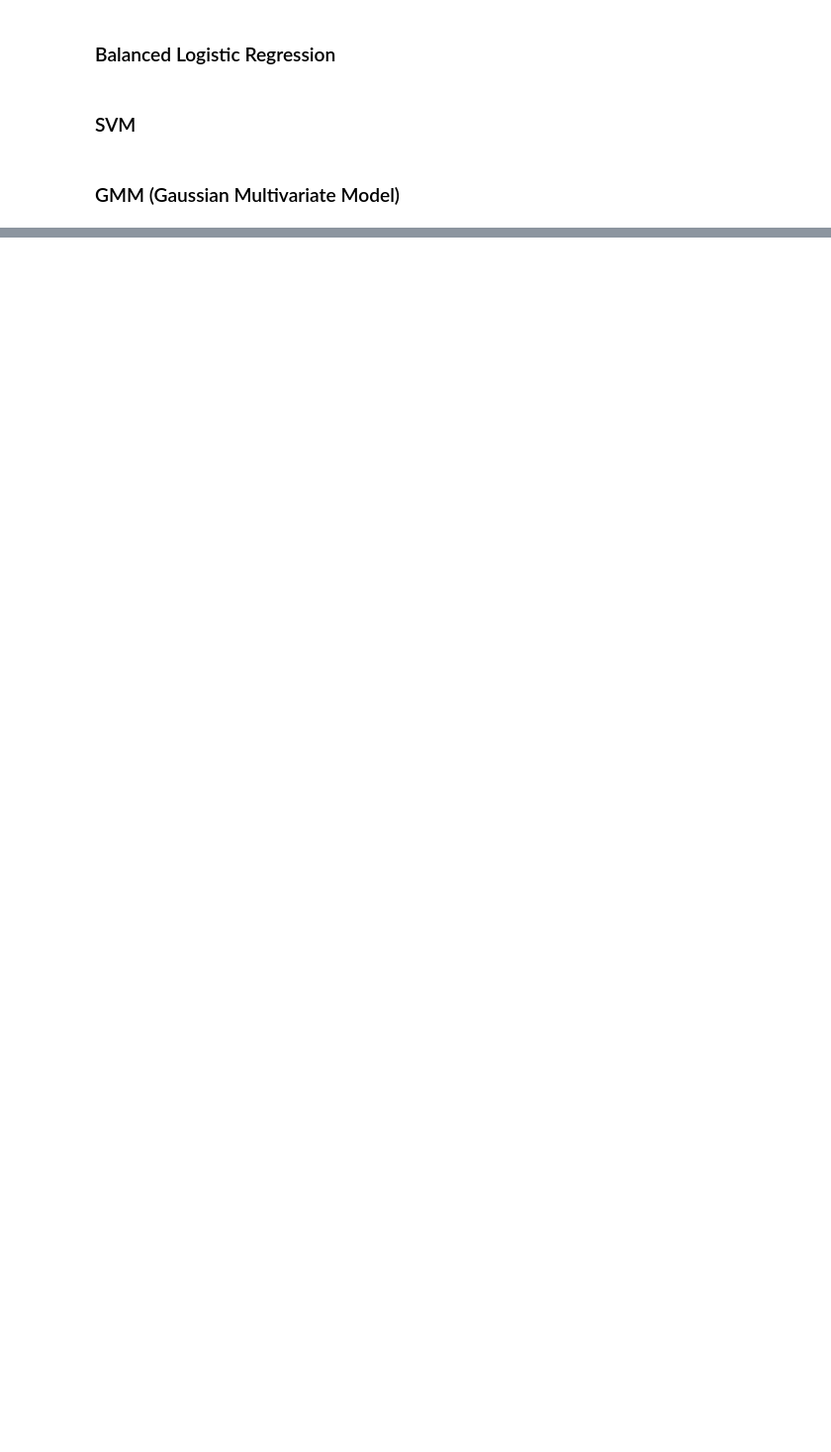
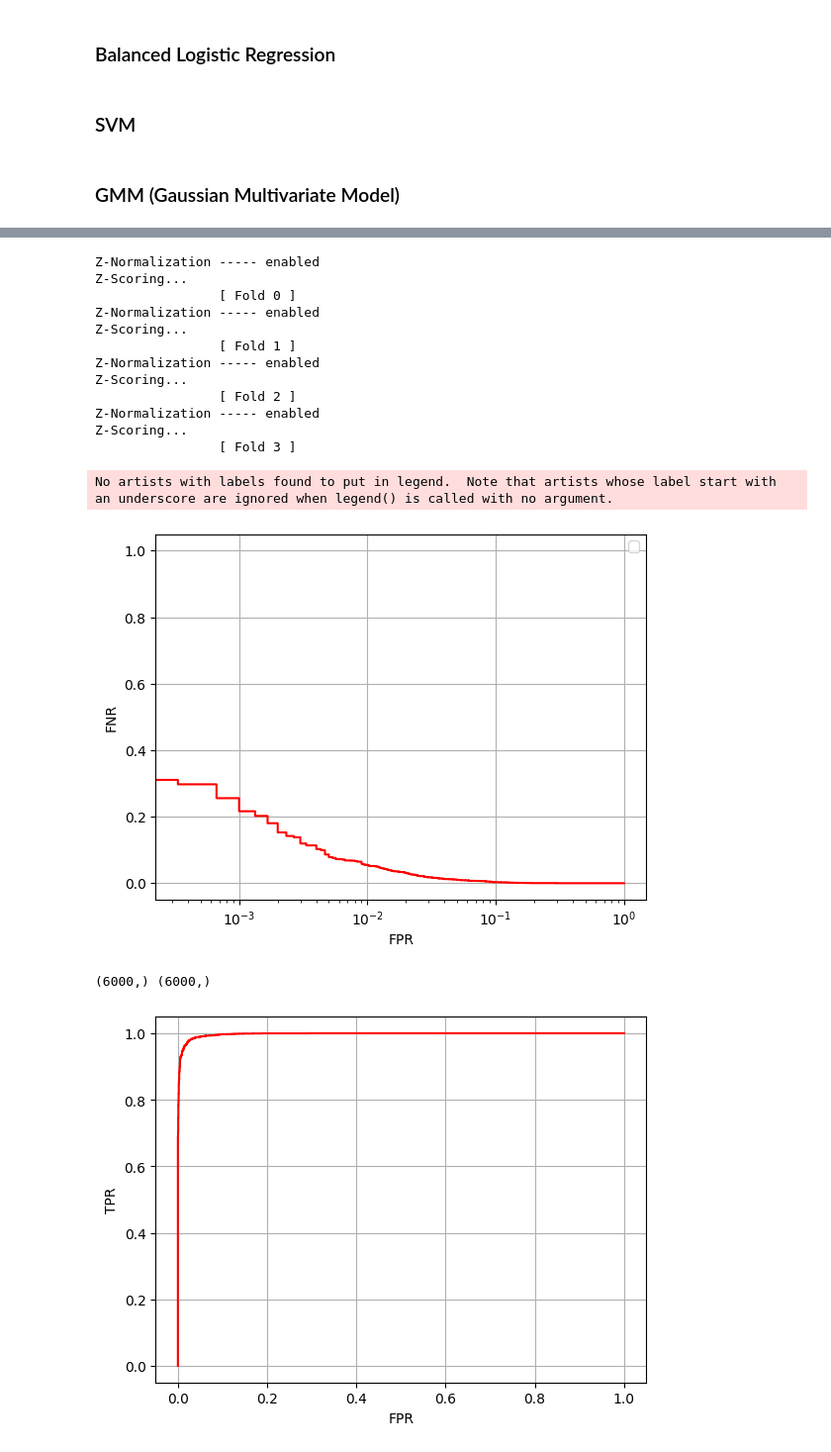
Before and after one commit to srrmtt/GenderVoiceDetection, a Jupyter notebook: solution.ipynb, the cells around one changed output, grey strips where cells are left out. Shown at 99% size. Drawn from its saved outputs; the diff is of its cells as text; code cells hidden in the pictures; blank space fills up the shorter version.

Commit message:
roc and det plot

```diff
--- a/solution.ipynb
+++ b/solution.ipynb
@@ -18,10 +18,10 @@ LDA = False
 PCA = False
 # enable models
 DATA_VISUALIZATION = False
-MVG = False
-LOGISTIC_REGRESSION = True
+MVG = True
+LOGISTIC_REGRESSION = False
 SVM = False
-GMM = True
+GMM = False
 DIM_REDUCTION = False
 FUSION = False
 
@@ -255,0 +276,30 @@ if GMM:
+# %%
+from matplotlib import pyplot as p
+fps = [0.1, 0.2, 0.3, 0.35, 0.4, 0.5, 0.6, 0.61, 0.67]
+fns = [0.9, 0.8, 0.7, 0.65, 0.6, 0.5, 0.4, 0.49, 0.43]
+
+llrs = util.k_folds(folds, folds_labels, k, mvg.MVG, PCA_enabled=PCA, m=m, classPriors=classPriors, diag=False, tied=True)
+scores = np.hstack(llrs)
+labels = np.hstack(folds_labels)
+plt.plot_DET3(scores, labels)
+
+
+print(LTR.shape, scores.shape)
+plt.plot_ROC(scores, labels )
+# %% [output]
+Z-Normalization ----- enabled
+Z-Scoring...
+                [ Fold 0 ]
+Z-Normalization ----- enabled
+Z-Scoring...
+                [ Fold 1 ]
+Z-Normalization ----- enabled
+Z-Scoring...
+                [ Fold 2 ]
+Z-Normalization ----- enabled
+Z-Scoring...
+                [ Fold 3 ]
+No artists with labels found to put in legend.  Note that artists whose label start with an underscore are ignored when legend() is called with no argument.
+[figure, added]
+(6000,) (6000,)
+[figure, added]
```
Also changed, not shown: parts of 4 cells of this notebook, 1 other file.
